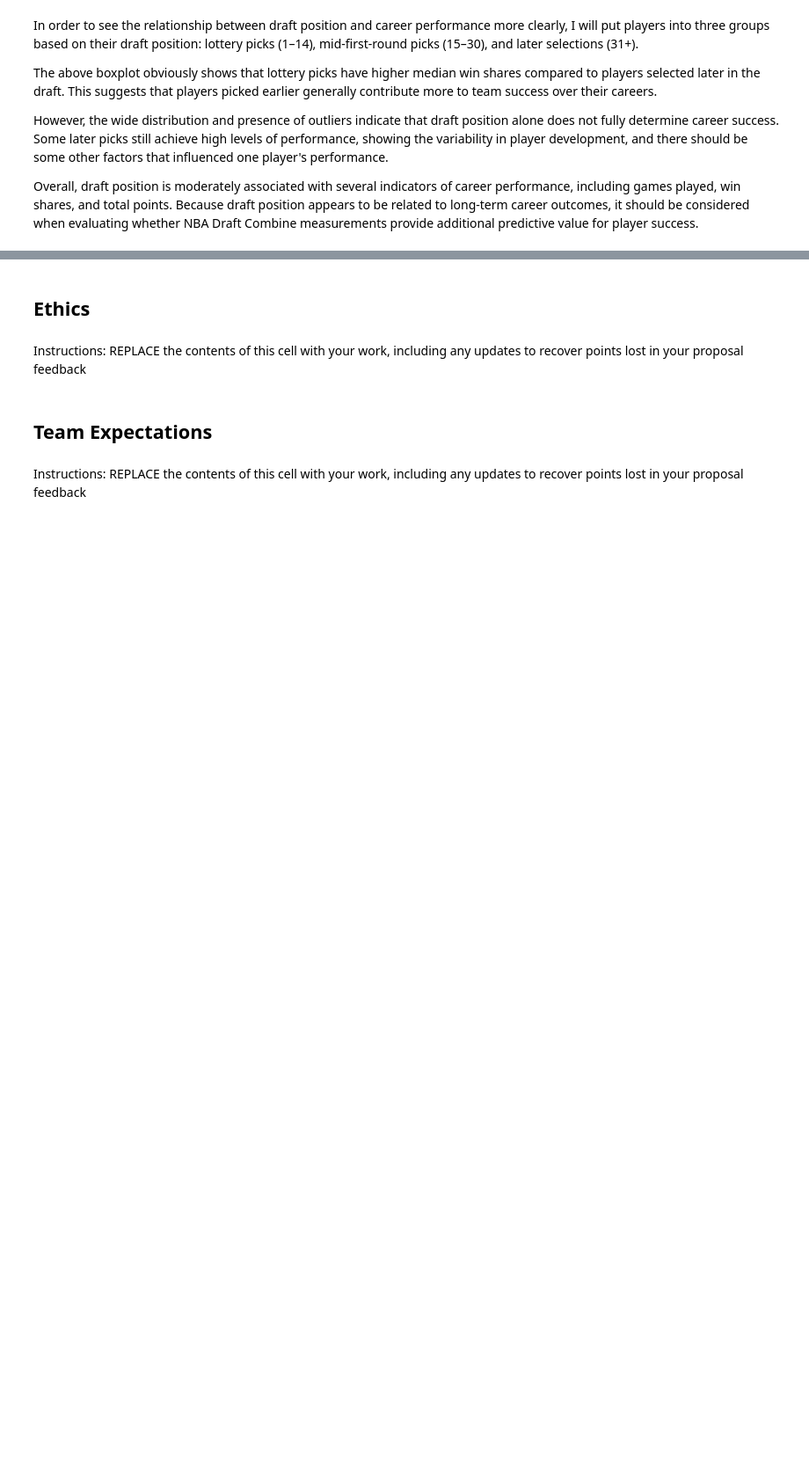
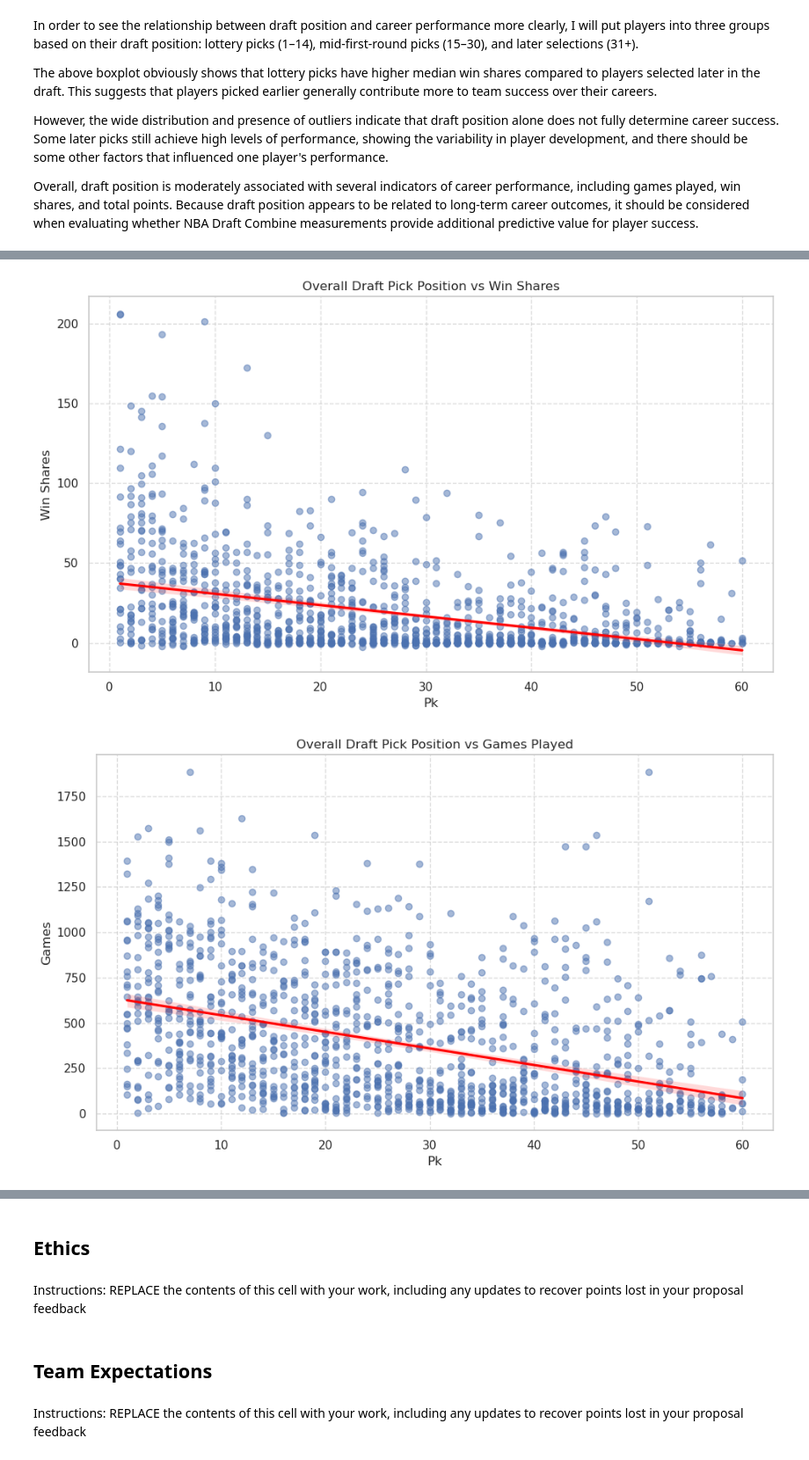
Before and after one commit to COGS108/Group010_WI26, a Jupyter notebook: 02-EDACheckpoint.ipynb, the cells around one changed output, grey strips where cells are left out. Shown at 88% size. Drawn from its saved outputs; the diff is of its cells as text; code cells hidden in the pictures; blank space fills up the shorter version.

```diff
--- a/02-EDACheckpoint.ipynb
+++ b/02-EDACheckpoint.ipynb
@@ -850,0 +848,31 @@ Some more words and stuff.  Remember notebooks work best if you interleave the c
+# %%
+draft_combine_merged2 = pd.merge(career_df, draft_df, on='Player', how='inner')
+
+# Plot Height vs. Draft Pick, colored by Position
+eda_utils.plot_feature_vs_target(
+    df=draft_combine_merged2,
+    feature_col='Pk',
+    target_col='Win_Shares',
+    title='Overall Draft Pick Position vs Win Shares',
+    hue_col='Position'
+)
+
+# Plot Wingspan vs. Draft Pick, colored by Position
+eda_utils.plot_feature_vs_target(
+    df=draft_combine_merged2,
+    feature_col='Pk',
+    target_col='Games',
+    title='Overall Draft Pick Position vs Games Played',
+    hue_col='Position'
+)
+
+eda_utils.plot_feature_vs_target(
+    df=draft_combine_merged2,
+    feature_col='Pk',
+    target_col='Points',
+    title='Overall Draft Pick Position vs Points Made',
+    hue_col='Position'
+)
+# %% [output]
+[figure, added]
+[figure, added]
```
Also changed, not shown: parts of 10 cells of this notebook.
